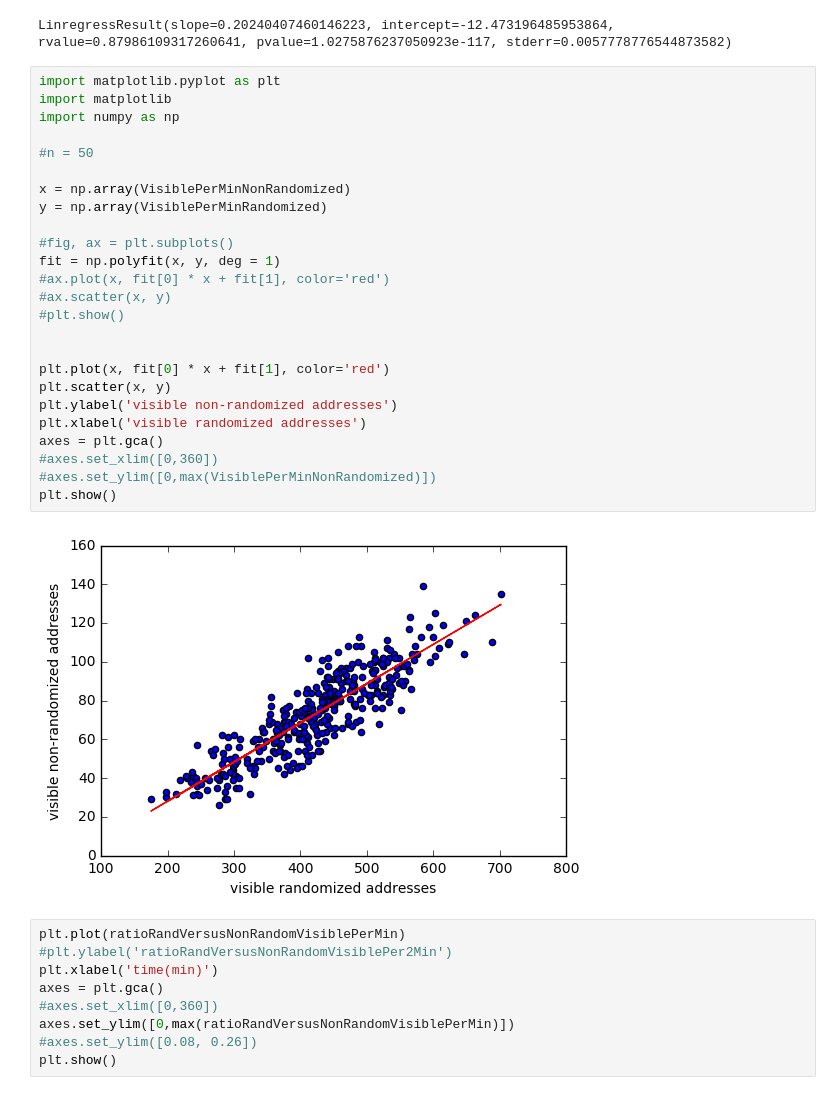
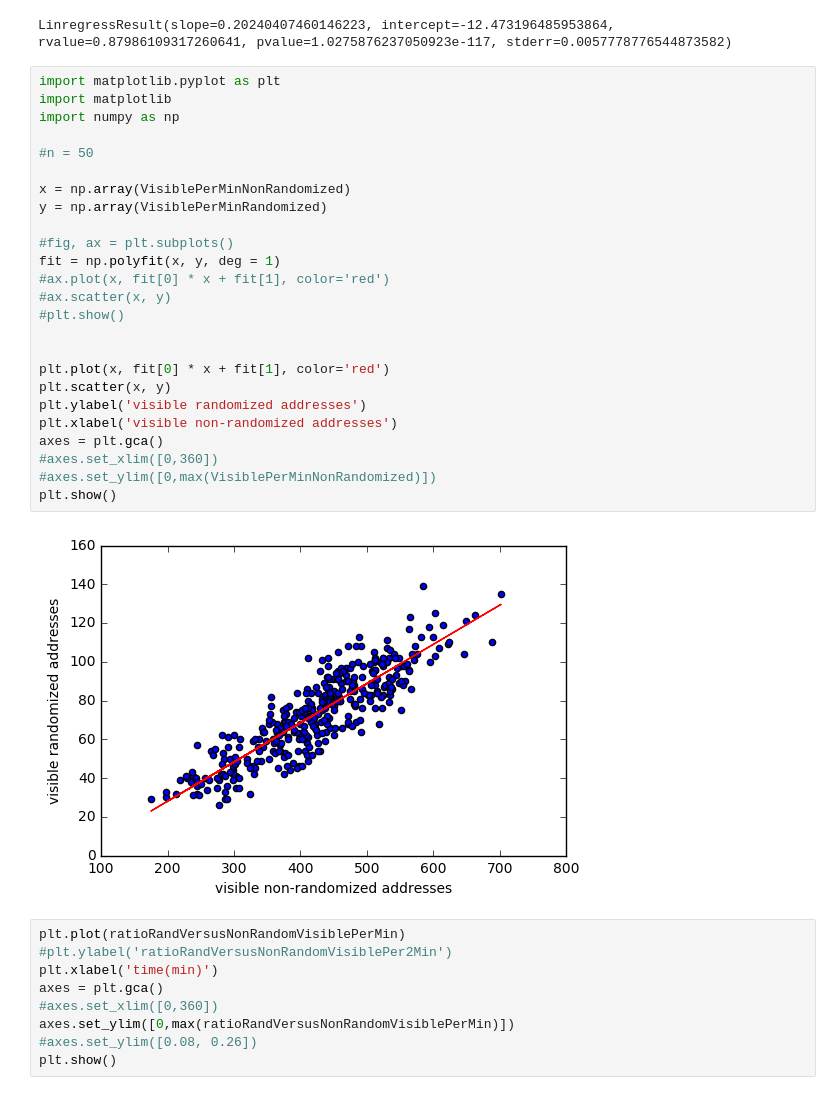
Before and after one commit to sonjageorgievska/Arena, a Jupyter notebook: DataAnalysisCode/ArenaDataAnalysis.ipynb, the cells around one changed output. Saved outputs shown, nothing was run; the diff lists cells and outputs as text.

```diff
--- a/DataAnalysisCode/ArenaDataAnalysis.ipynb
+++ b/DataAnalysisCode/ArenaDataAnalysis.ipynb
@@ -518,30 +518,30 @@ LinregressResult(slope=0.20240407460146223, intercept=-12.473196485953864, rvalu
 # %%
 import matplotlib.pyplot as plt
 import matplotlib
 import numpy as np
 
 #n = 50
 
 x = np.array(VisiblePerMinNonRandomized)
 y = np.array(VisiblePerMinRandomized)
 
 #fig, ax = plt.subplots()
 fit = np.polyfit(x, y, deg = 1)
 #ax.plot(x, fit[0] * x + fit[1], color='red')
 #ax.scatter(x, y)
 #plt.show()
 
 
 plt.plot(x, fit[0] * x + fit[1], color='red')
 plt.scatter(x, y)
-plt.ylabel('visible non-randomized addresses')
-plt.xlabel('visible randomized addresses')
+plt.ylabel('visible randomized addresses')
+plt.xlabel('visible non-randomized addresses')
 axes = plt.gca()
 #axes.set_xlim([0,360])
 #axes.set_ylim([0,max(VisiblePerMinNonRandomized)])
 plt.show()
 # %% [output]
-[figure, old version]
+[figure, new version]
 # %%
 plt.plot(ratioRandVersusNonRandomVisiblePerMin)
 #plt.ylabel('ratioRandVersusNonRandomVisiblePer2Min')
```
Also changed, not shown: 42 other files.
